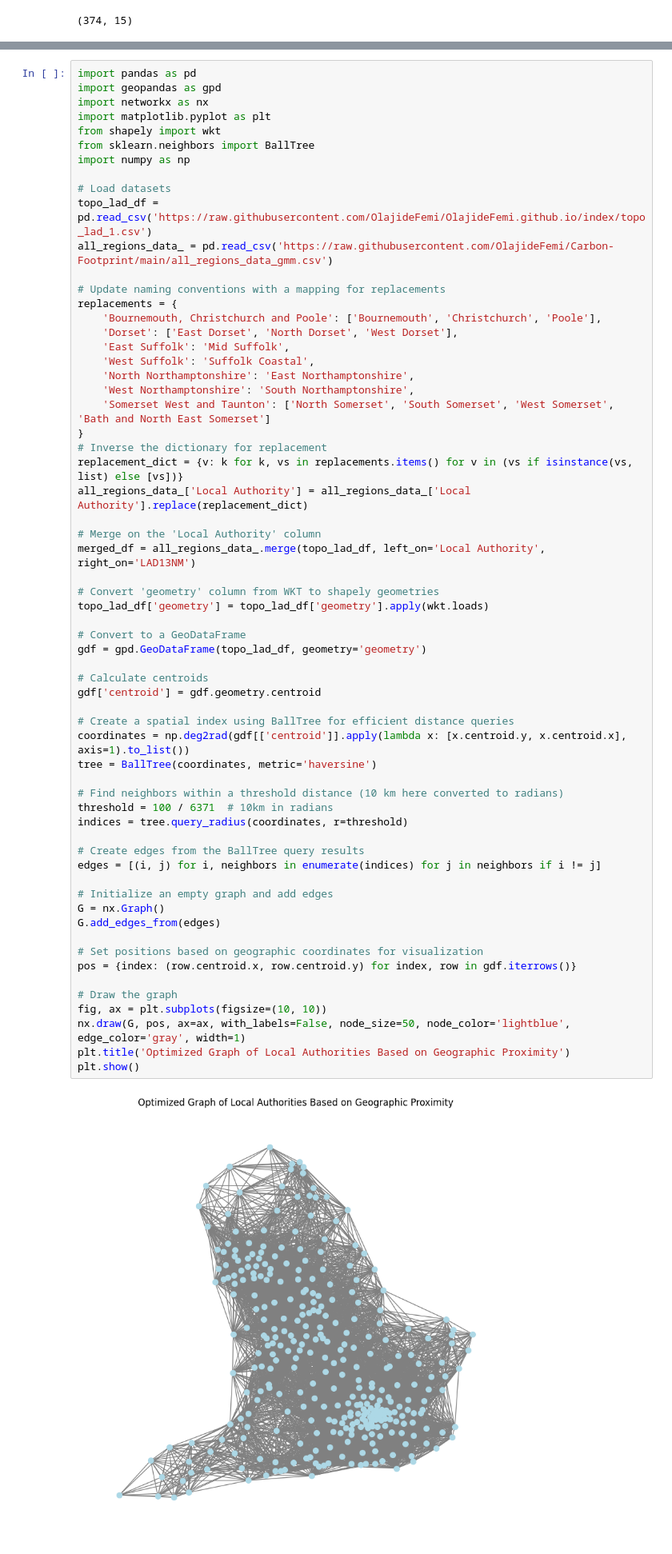
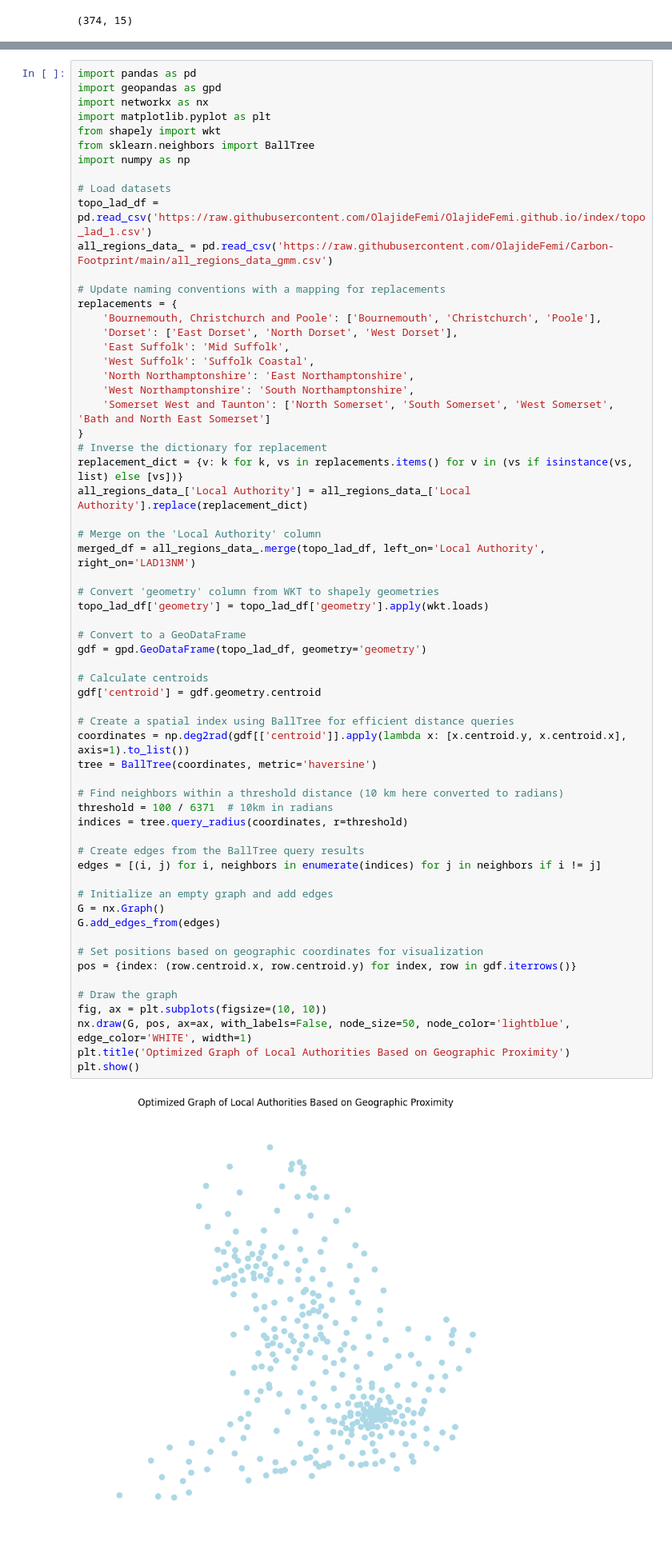
Before and after one commit to OlajideFemi/Carbon-Footprint, a Jupyter notebook: Untitled9.ipynb, the cells around one changed output, grey strips where cells are left out. Shown at 80% size. Cells and saved outputs as stored; diff of their text form.

```diff
--- a/Untitled9.ipynb
+++ b/Untitled9.ipynb
@@ -343,35 +343,35 @@ topo_lad_df['geometry'] = topo_lad_df['geometry'].apply(wkt.loads)
 
 # Convert to a GeoDataFrame
 gdf = gpd.GeoDataFrame(topo_lad_df, geometry='geometry')
 
 # Calculate centroids
 gdf['centroid'] = gdf.geometry.centroid
 
 # Create a spatial index using BallTree for efficient distance queries
 coordinates = np.deg2rad(gdf[['centroid']].apply(lambda x: [x.centroid.y, x.centroid.x], axis=1).to_list())
 tree = BallTree(coordinates, metric='haversine')
 
 # Find neighbors within a threshold distance (10 km here converted to radians)
 threshold = 100 / 6371  # 10km in radians
 indices = tree.query_radius(coordinates, r=threshold)
 
 # Create edges from the BallTree query results
 edges = [(i, j) for i, neighbors in enumerate(indices) for j in neighbors if i != j]
 
 # Initialize an empty graph and add edges
 G = nx.Graph()
 G.add_edges_from(edges)
 
 # Set positions based on geographic coordinates for visualization
 pos = {index: (row.centroid.x, row.centroid.y) for index, row in gdf.iterrows()}
 
 # Draw the graph
 fig, ax = plt.subplots(figsize=(10, 10))
-nx.draw(G, pos, ax=ax, with_labels=False, node_size=50, node_color='lightblue', edge_color='gray', width=1)
+nx.draw(G, pos, ax=ax, with_labels=False, node_size=50, node_color='lightblue', edge_color='WHITE', width=1)
 plt.title('Optimized Graph of Local Authorities Based on Geographic Proximity')
 plt.show()
 # %% [output]
-[figure, old version]
+[figure, new version]
 # %%
 filtered_gdf_.head()
 # %% [output]
```
Also changed, not shown: parts of 14 cells of this notebook.
